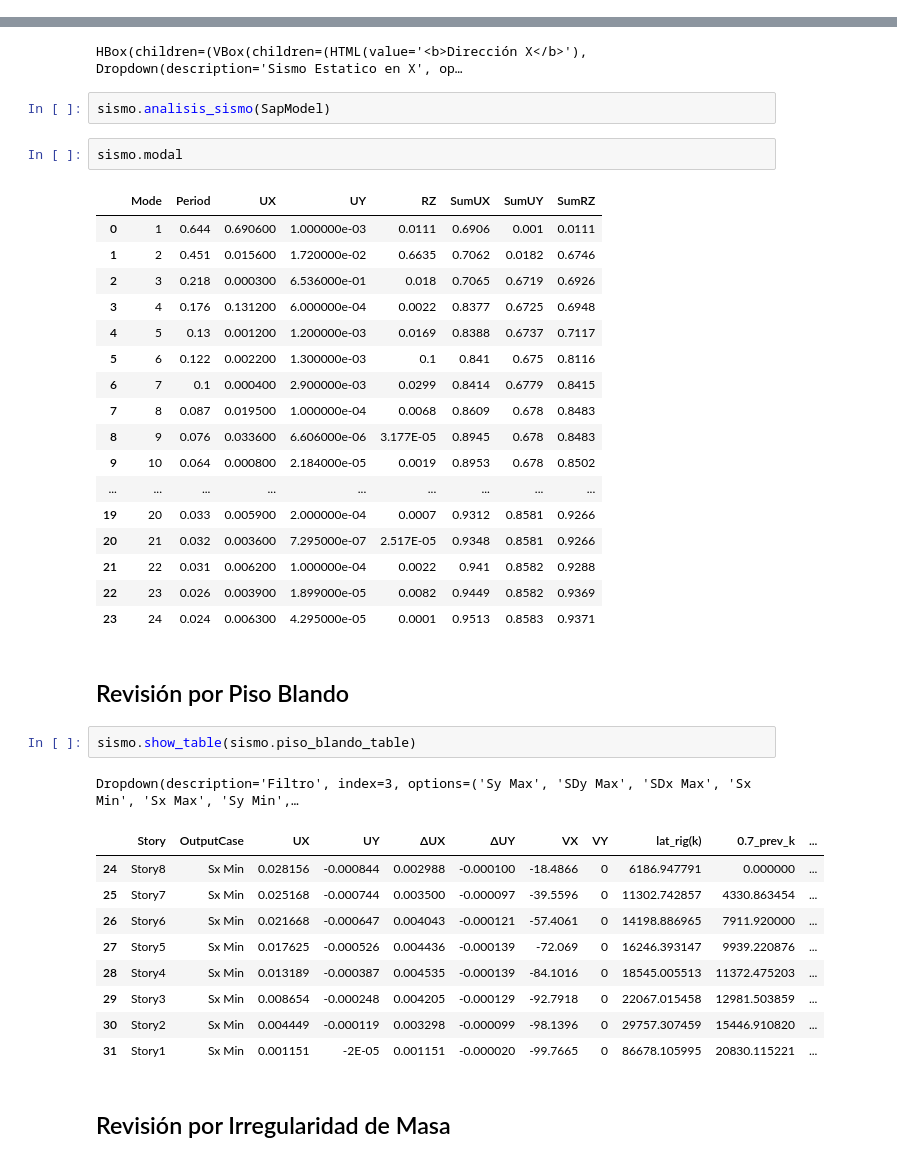
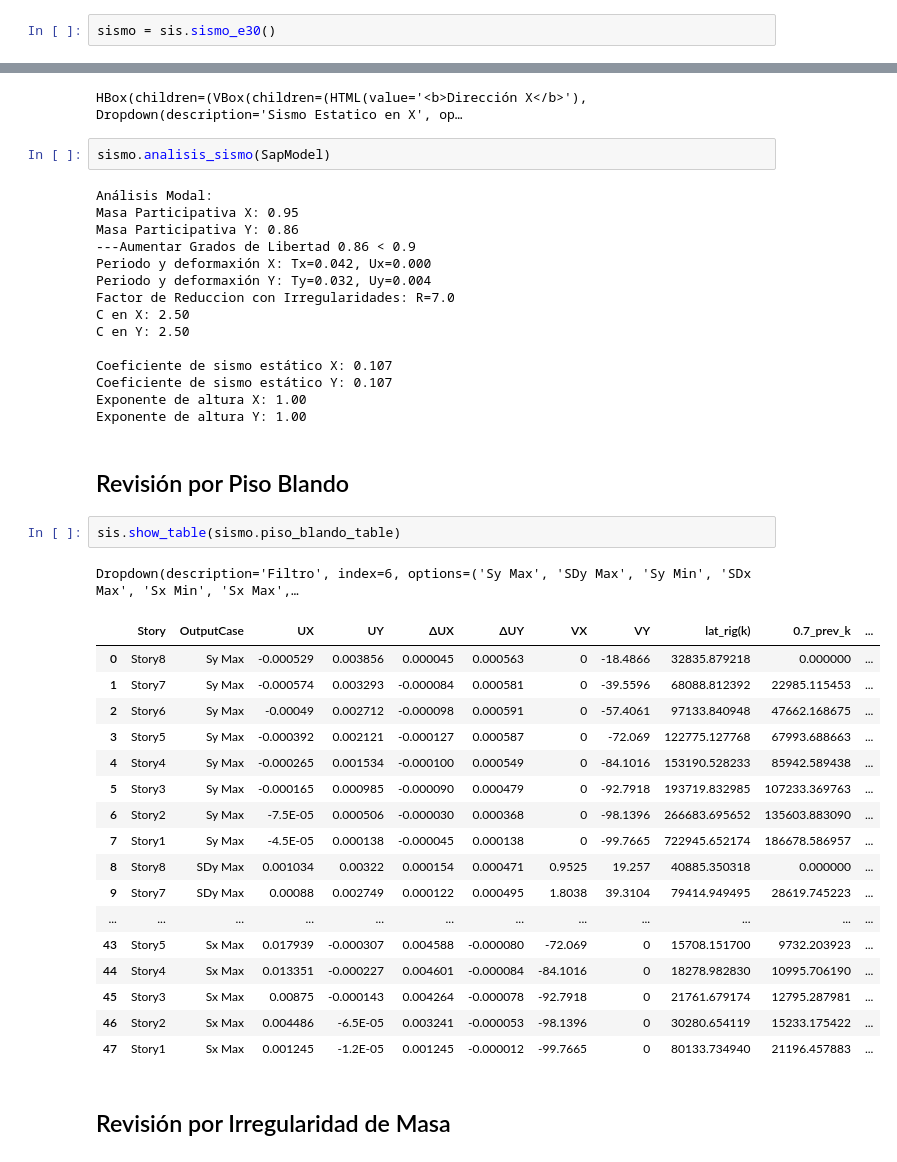
Before and after one commit to skyzizars/automatizacion_estructural, a Jupyter notebook: sismo_etabs.ipynb, the cells around one changed output, grey strips where cells are left out. Drawn from its saved outputs; the diff is of its cells as text.

```diff
--- a/sismo_etabs.ipynb
+++ b/sismo_etabs.ipynb
@@ -23,3 +19,5 @@ sismo = ntb.Sismo()
+# %%
+sismo = sis.sismo_e30()
 # %% [markdown]
 # Parámetros de Sitio
 
@@ -81,41 +76,44 @@ sismo.select_load(SapModel)
 HBox(children=(VBox(children=(HTML(value='<b>Dirección X</b>'), Dropdown(description='Sismo Estatico en X', op…
 # %%
 sismo.analisis_sismo(SapModel)
+# %% [output]
+Análisis Modal:
+Masa Participativa X: 0.95
+Masa Participativa Y: 0.86
+---Aumentar Grados de Libertad 0.86 < 0.9
+Periodo y deformaxión X: Tx=0.042, Ux=0.000
+Periodo y deformaxión Y: Ty=0.032, Uy=0.004
+Factor de Reduccion con Irregularidades: R=7.0
+C en X: 2.50
+C en Y: 2.50
+
+Coeficiente de sismo estático X: 0.107
+Coeficiente de sismo estático Y: 0.107
+Exponente de altura X: 1.00
+Exponente de altura Y: 1.00
-# %%
-sismo.modal
-# %% [output]
-|  | Mode | Period | UX | UY | RZ | SumUX | SumUY | SumRZ |
-| 0 | 1 | 0.644 | 0.690600 | 1.000000e-03 | 0.0111 | 0.6906 | 0.001 | 0.0111 |
-| 1 | 2 | 0.451 | 0.015600 | 1.720000e-02 | 0.6635 | 0.7062 | 0.0182 | 0.6746 |
-| 2 | 3 | 0.218 | 0.000300 | 6.536000e-01 | 0.018 | 0.7065 | 0.6719 | 0.6926 |
-| 3 | 4 | 0.176 | 0.131200 | 6.000000e-04 | 0.0022 | 0.8377 | 0.6725 | 0.6948 |
-| 4 | 5 | 0.13 | 0.001200 | 1.200000e-03 | 0.0169 | 0.8388 | 0.6737 | 0.7117 |
-| 5 | 6 | 0.122 | 0.002200 | 1.300000e-03 | 0.1 | 0.841 | 0.675 | 0.8116 |
-| 6 | 7 | 0.1 | 0.000400 | 2.900000e-03 | 0.0299 | 0.8414 | 0.6779 | 0.8415 |
-| 7 | 8 | 0.087 | 0.019500 | 1.000000e-04 | 0.0068 | 0.8609 | 0.678 | 0.8483 |
-| 8 | 9 | 0.076 | 0.033600 | 6.606000e-06 | 3.177E-05 | 0.8945 | 0.678 | 0.8483 |
-| 9 | 10 | 0.064 | 0.000800 | 2.184000e-05 | 0.0019 | 0.8953 | 0.678 | 0.8502 |
-| ... | ... | ... | ... | ... | ... | ... | ... | ... |
-| 19 | 20 | 0.033 | 0.005900 | 2.000000e-04 | 0.0007 | 0.9312 | 0.8581 | 0.9266 |
-| 20 | 21 | 0.032 | 0.003600 | 7.295000e-07 | 2.517E-05 | 0.9348 | 0.8581 | 0.9266 |
-| 21 | 22 | 0.031 | 0.006200 | 1.000000e-04 | 0.0022 | 0.941 | 0.8582 | 0.9288 |
-| 22 | 23 | 0.026 | 0.003900 | 1.899000e-05 | 0.0082 | 0.9449 | 0.8582 | 0.9369 |
-| 23 | 24 | 0.024 | 0.006300 | 4.295000e-05 | 0.0001 | 0.9513 | 0.8583 | 0.9371 |
 # %% [markdown]
 ## Revisión por Piso Blando
 # %%
-sismo.show_table(sismo.piso_blando_table)
+sis.show_table(sismo.piso_blando_table)
 # %% [output]
-Dropdown(description='Filtro', index=3, options=('Sy Max', 'SDy Max', 'SDx Max', 'Sx Min', 'Sx Max', 'Sy Min',…
+Dropdown(description='Filtro', index=6, options=('Sy Max', 'SDy Max', 'Sy Min', 'SDx Max', 'Sx Min', 'Sx Max',…
 |  | Story | OutputCase | UX | UY | ΔUX | ΔUY | VX | VY | lat_rig(k) | 0.7_prev_k | ... |
-| 24 | Story8 | Sx Min | 0.028156 | -0.000844 | 0.002988 | -0.000100 | -18.4866 | 0 | 6186.947791 | 0.000000 | ... |
-| 25 | Story7 | Sx Min | 0.025168 | -0.000744 | 0.003500 | -0.000097 | -39.5596 | 0 | 11302.742857 | 4330.863454 | ... |
-| 26 | Story6 | Sx Min | 0.021668 | -0.000647 | 0.004043 | -0.000121 | -57.4061 | 0 | 14198.886965 | 7911.920000 | ... |
-| 27 | Story5 | Sx Min | 0.017625 | -0.000526 | 0.004436 | -0.000139 | -72.069 | 0 | 16246.393147 | 9939.220876 | ... |
-| 28 | Story4 | Sx Min | 0.013189 | -0.000387 | 0.004535 | -0.000139 | -84.1016 | 0 | 18545.005513 | 11372.475203 | ... |
-| 29 | Story3 | Sx Min | 0.008654 | -0.000248 | 0.004205 | -0.000129 | -92.7918 | 0 | 22067.015458 | 12981.503859 | ... |
-| 30 | Story2 | Sx Min | 0.004449 | -0.000119 | 0.003298 | -0.000099 | -98.1396 | 0 | 29757.307459 | 15446.910820 | ... |
-| 31 | Story1 | Sx Min | 0.001151 | -2E-05 | 0.001151 | -0.000020 | -99.7665 | 0 | 86678.105995 | 20830.115221 | ... |
+| 0 | Story8 | Sy Max | -0.000529 | 0.003856 | 0.000045 | 0.000563 | 0 | -18.4866 | 32835.879218 | 0.000000 | ... |
+| 1 | Story7 | Sy Max | -0.000574 | 0.003293 | -0.000084 | 0.000581 | 0 | -39.5596 | 68088.812392 | 22985.115453 | ... |
+| 2 | Story6 | Sy Max | -0.00049 | 0.002712 | -0.000098 | 0.000591 | 0 | -57.4061 | 97133.840948 | 47662.168675 | ... |
+| 3 | Story5 | Sy Max | -0.000392 | 0.002121 | -0.000127 | 0.000587 | 0 | -72.069 | 122775.127768 | 67993.688663 | ... |
+| 4 | Story4 | Sy Max | -0.000265 | 0.001534 | -0.000100 | 0.000549 | 0 | -84.1016 | 153190.528233 | 85942.589438 | ... |
+| 5 | Story3 | Sy Max | -0.000165 | 0.000985 | -0.000090 | 0.000479 | 0 | -92.7918 | 193719.832985 | 107233.369763 | ... |
+| 6 | Story2 | Sy Max | -7.5E-05 | 0.000506 | -0.000030 | 0.000368 | 0 | -98.1396 | 266683.695652 | 135603.883090 | ... |
+| 7 | Story1 | Sy Max | -4.5E-05 | 0.000138 | -0.000045 | 0.000138 | 0 | -99.7665 | 722945.652174 | 186678.586957 | ... |
+| 8 | Story8 | SDy Max | 0.001034 | 0.00322 | 0.000154 | 0.000471 | 0.9525 | 19.257 | 40885.350318 | 0.000000 | ... |
+| 9 | Story7 | SDy Max | 0.00088 | 0.002749 | 0.000122 | 0.000495 | 1.8038 | 39.3104 | 79414.949495 | 28619.745223 | ... |
+| ... | ... | ... | ... | ... | ... | ... | ... | ... | ... | ... | ... |
+| 43 | Story5 | Sx Max | 0.017939 | -0.000307 | 0.004588 | -0.000080 | -72.069 | 0 | 15708.151700 | 9732.203923 | ... |
+| 44 | Story4 | Sx Max | 0.013351 | -0.000227 | 0.004601 | -0.000084 | -84.1016 | 0 | 18278.982830 | 10995.706190 | ... |
+| 45 | Story3 | Sx Max | 0.00875 | -0.000143 | 0.004264 | -0.000078 | -92.7918 | 0 | 21761.679174 | 12795.287981 | ... |
+| 46 | Story2 | Sx Max | 0.004486 | -6.5E-05 | 0.003241 | -0.000053 | -98.1396 | 0 | 30280.654119 | 15233.175422 | ... |
+| 47 | Story1 | Sx Max | 0.001245 | -1.2E-05 | 0.001245 | -0.000012 | -99.7665 | 0 | 80133.734940 | 21196.457883 | ... |
 # %% [markdown]
 ## Revisión por Irregularidad de Masa
 # %%
```
Also changed, not shown: parts of 5 cells of this notebook, 1 other file.
